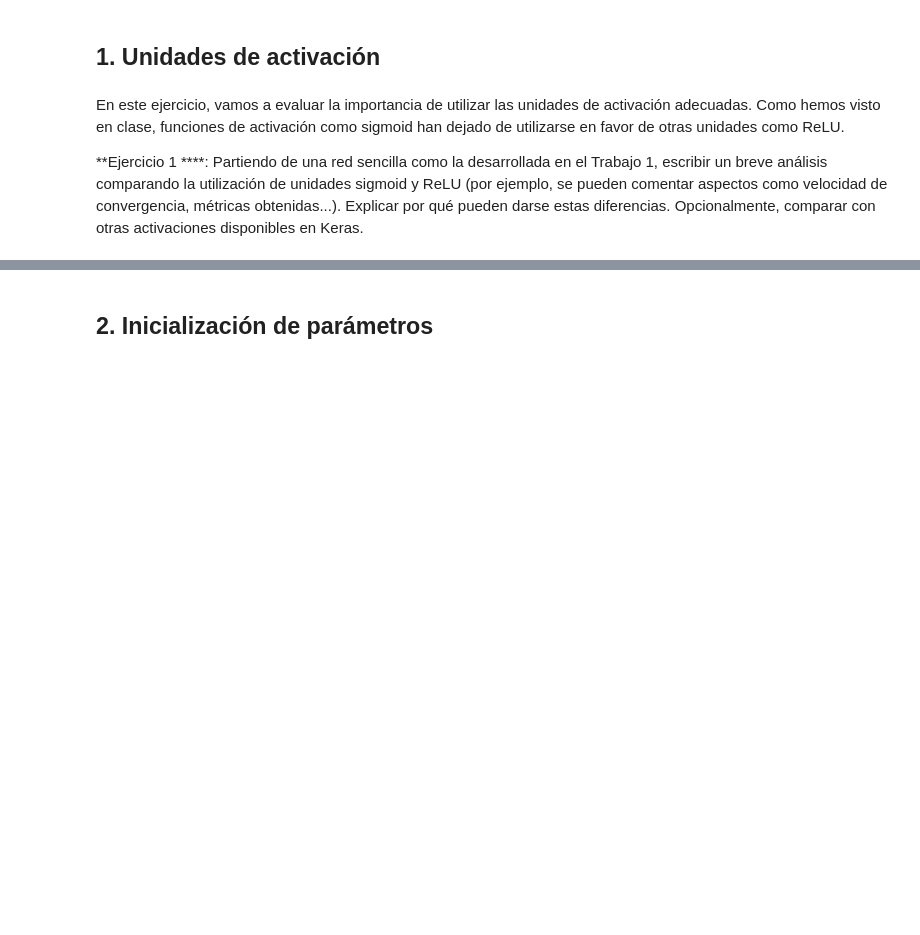
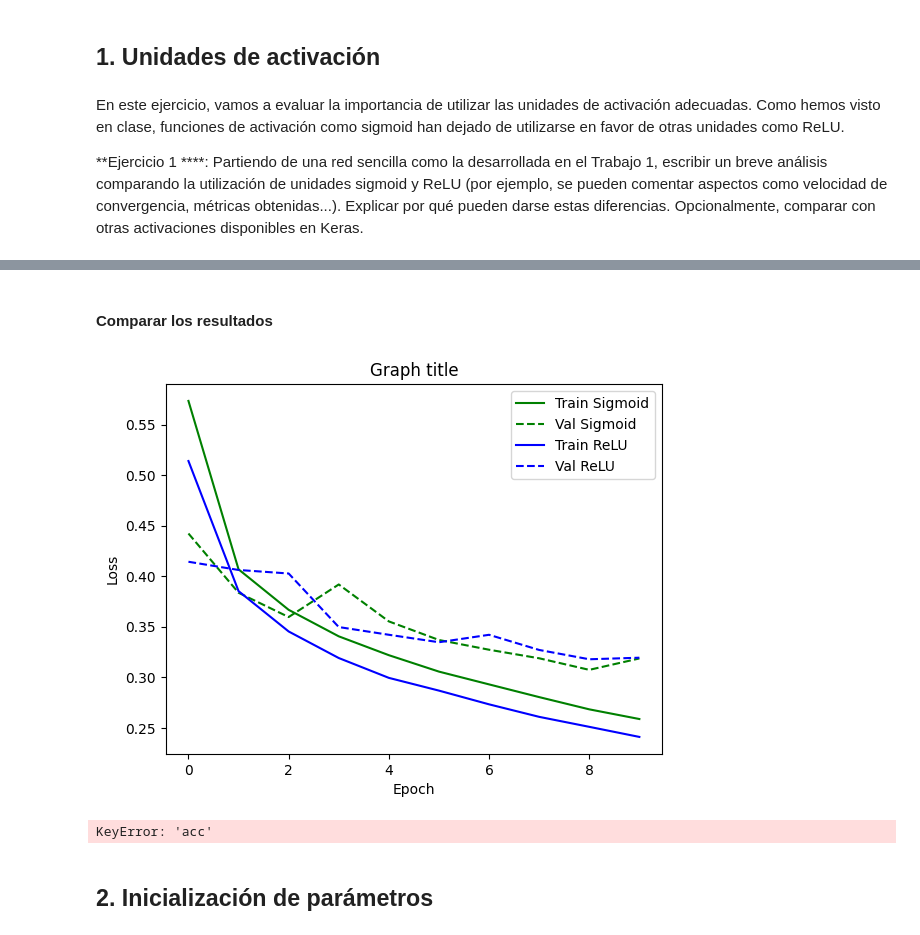
Before and after one commit to adronmarsh/IA, a Jupyter notebook: Sistemas_de_Aprendizaje_Automático/U005-Entrenamiento_redes_neuronales/Funciones_de_activación/Lab 2_ Aspectos_prácticos_de_las_redes_neuronales.ipynb, the cells around one changed output, grey strips where cells are left out. Saved outputs shown, nothing was run; the diff lists cells and outputs as text; code cells hidden in the pictures; blank space fills up the shorter version.

```diff
--- a/Sistemas_de_Aprendizaje_Automático/U005-Entrenamiento_redes_neuronales/Funciones_de_activación/Lab 2_ Aspectos_prácticos_de_las_redes_neuronales.ipynb
+++ b/Sistemas_de_Aprendizaje_Automático/U005-Entrenamiento_redes_neuronales/Funciones_de_activación/Lab 2_ Aspectos_prácticos_de_las_redes_neuronales.ipynb
@@ -117,3 +120,14 @@ En este ejercicio, vamos a evaluar la importancia de utilizar las unidades de ac
 ## Tu código y comentarios de texto aquí
 ## Puedes incluir tantas celdas como quieras
 ## No olvides utilizar celdas de Markdown para texto
+# %%
+def create_model(activation_function):
+    model = Sequential([
+        Flatten(input_shape=(28, 28)),  # Transforma la entrada en un vector
+        Dense(128, activation=activation_function),  # Capa densa con la función de activación especificada
+        Dense(10, activation='softmax')  # Capa de salida para clasificación de 10 clases
+    ])
+    model.compile(optimizer=Adam(),
+                  loss='sparse_categorical_crossentropy',
+                  metrics=['accuracy'])
+    return model
@@ -119,0 +136,3 @@ En este ejercicio, vamos a evaluar la importancia de utilizar las unidades de ac
+# %%
+model_sigmoid = create_model('sigmoid')
+history_sigmoid = model_sigmoid.fit(x_train, y_train, epochs=10, validation_split=0.2)
@@ -119,0 +159,3 @@ En este ejercicio, vamos a evaluar la importancia de utilizar las unidades de ac
+# %%
+model_relu = create_model('relu')
+history_relu = model_relu.fit(x_train, y_train, epochs=10, validation_split=0.2)
@@ -120,3 +183,11 @@ En este ejercicio, vamos a evaluar la importancia de utilizar las unidades de ac
+# %% [markdown]
+#### Comparar los resultados
+# %%
+plot_compare_losses(history_sigmoid, history_relu, name1="Sigmoid", name2="ReLU")
+plot_compare_accs(history_sigmoid, history_relu, name1="Sigmoid", name2="ReLU")
+# %% [output]
+[figure, added]
+KeyError: 'acc'
 # %% [markdown]
 ## 2. Inicialización de parámetros
 # %% [markdown]
```
Also changed, not shown: parts of 5 cells of this notebook, 1 other file.
